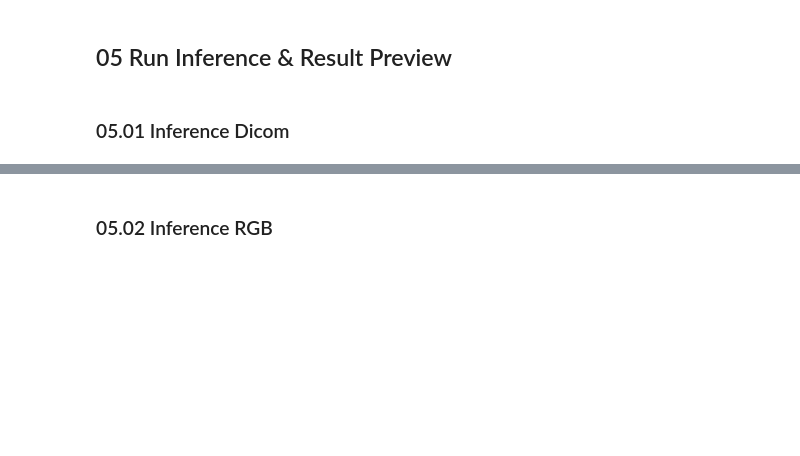
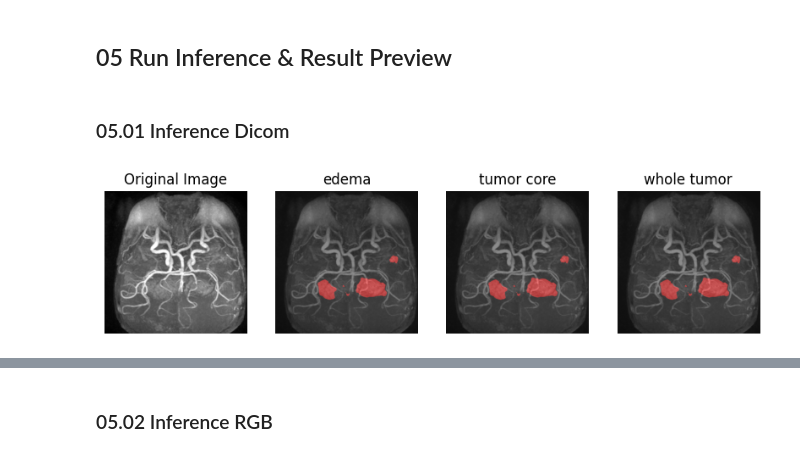
Before and after one commit to azzindani/04_Bio_Medical, a Jupyter notebook: DCM_BP_Brain_MRI_v1.ipynb, the cells around one changed output, grey strips where cells are left out. Saved outputs shown, nothing was run; the diff lists cells and outputs as text; code cells hidden in the pictures; blank space fills up the shorter version.

```diff
--- a/DCM_BP_Brain_MRI_v1.ipynb
+++ b/DCM_BP_Brain_MRI_v1.ipynb
@@ -361,5 +361,7 @@ plt.show()
 # %%
 text_prompt = ['edema', 'tumor core', 'whole tumor']
 
-#image, pred_mask = inference_dicom(file_path, text_prompt, is_CT = False, site = 'Brain')
+image, pred_mask = inference_dicom(file_paths[1], text_prompt, is_CT = False, site = 'MRI-FLAIR-Brain')
+# %% [output]
+[figure, added]
 # %%
```
Also changed, not shown: parts of 16 cells of this notebook.
